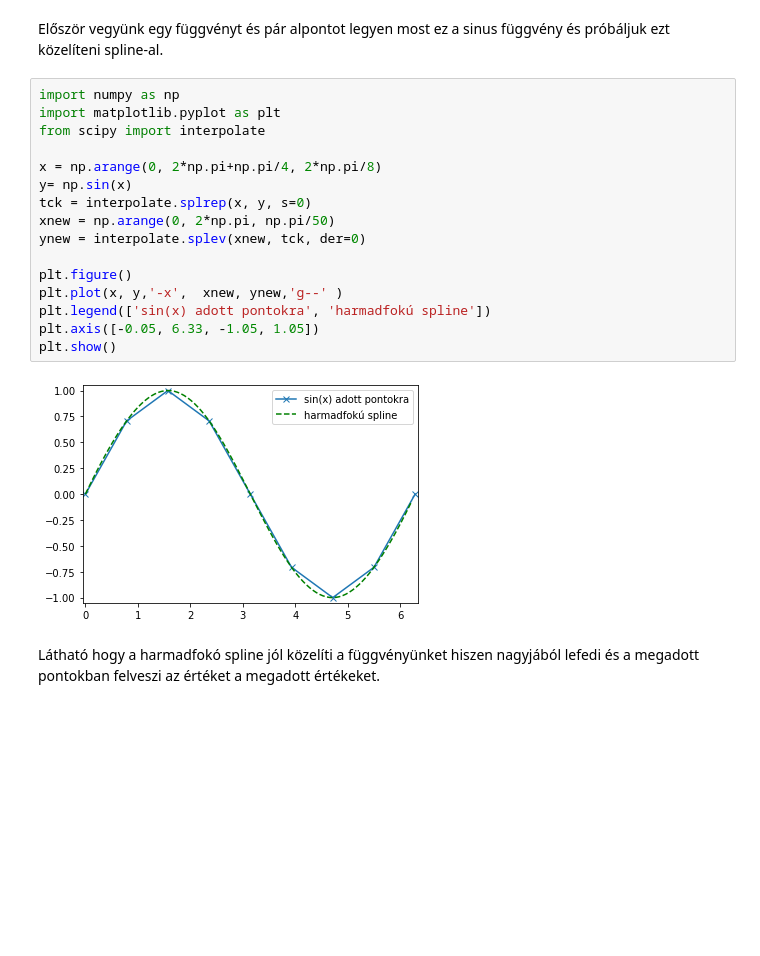
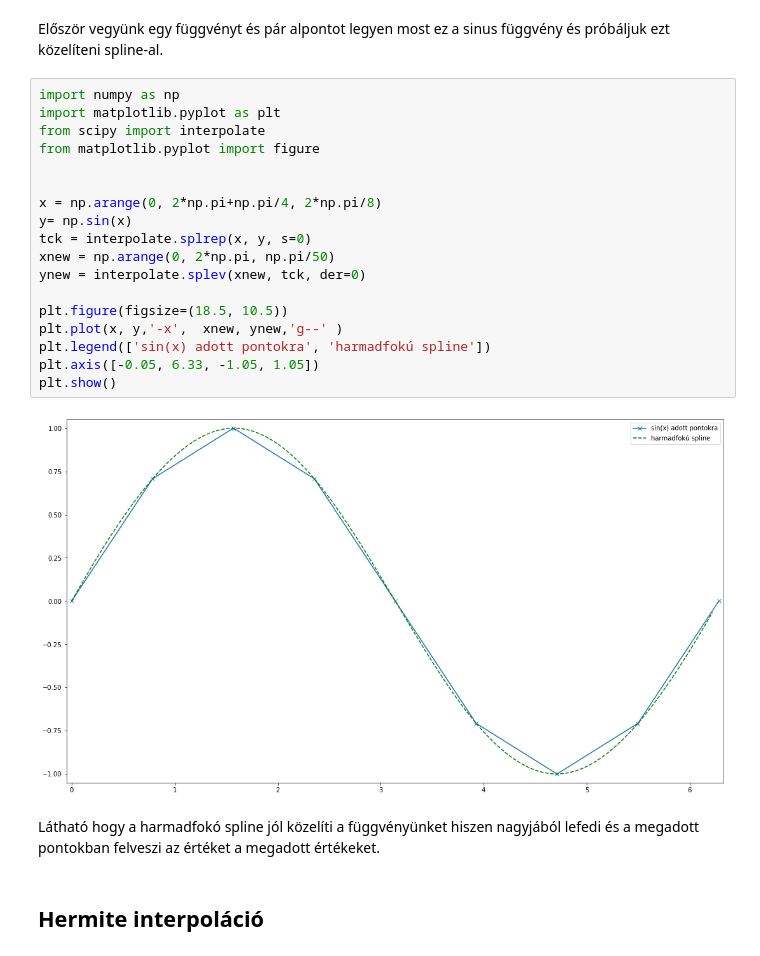
Before and after one commit to gyulaimark97/Szakdolgozat, a Jupyter notebook: dolgozat/Interpolations.ipynb, the cells around one changed output. Drawn from its saved outputs; the diff is of its cells as text; blank space fills up the shorter version.

```diff
--- a/dolgozat/Interpolations.ipynb
+++ b/dolgozat/Interpolations.ipynb
@@ -91,20 +130,24 @@ Először vegyünk egy függvényt és pár alpontot legyen most ez a sinus füg
 # %%
 import numpy as np
 import matplotlib.pyplot as plt
 from scipy import interpolate
+from matplotlib.pyplot import figure
+
 
 x = np.arange(0, 2*np.pi+np.pi/4, 2*np.pi/8)
 y= np.sin(x)
 tck = interpolate.splrep(x, y, s=0)
 xnew = np.arange(0, 2*np.pi, np.pi/50)
 ynew = interpolate.splev(xnew, tck, der=0)
 
-plt.figure()
+plt.figure(figsize=(18.5, 10.5))
 plt.plot(x, y,'-x',  xnew, ynew,'g--' )
 plt.legend(['sin(x) adott pontokra', 'harmadfokú spline'])
 plt.axis([-0.05, 6.33, -1.05, 1.05])
 plt.show()
 # %% [output]
-[figure, old version]
+[figure, new version]
 # %% [markdown]
 Látható hogy a harmadfokó spline jól közelíti a függvényünket hiszen nagyjából lefedi és a megadott pontokban felveszi az értéket a megadott értékeket.
+# %% [markdown]
+## Hermite interpoláció
```
Also changed, not shown: parts of 8 cells of this notebook, 1 other file.
